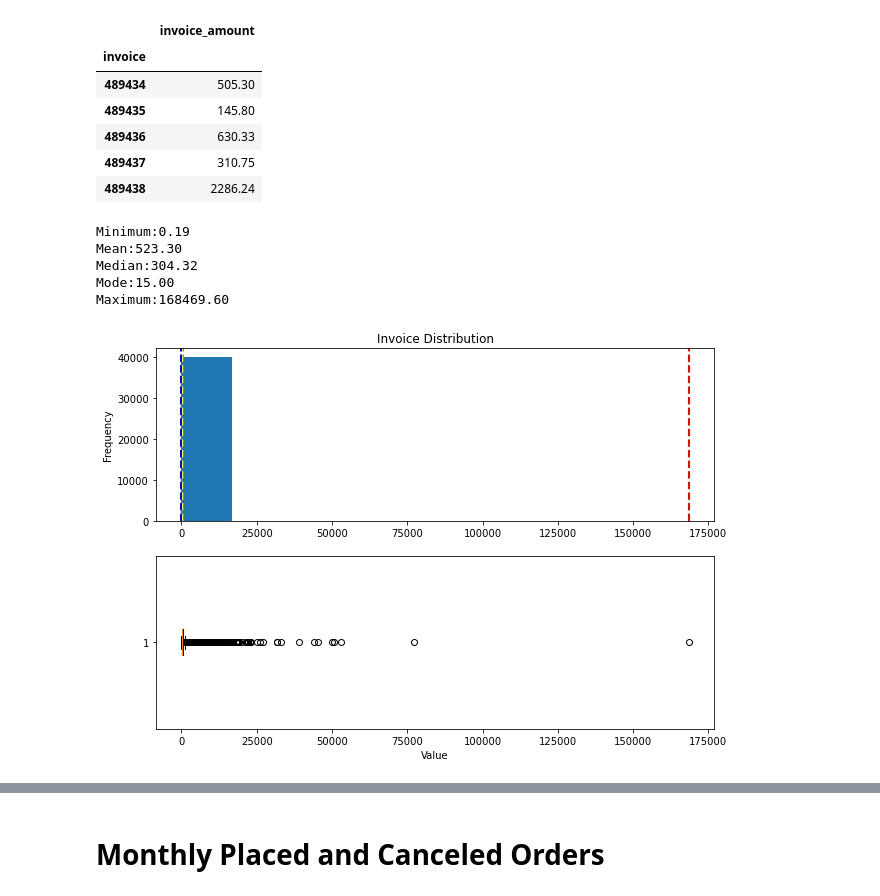
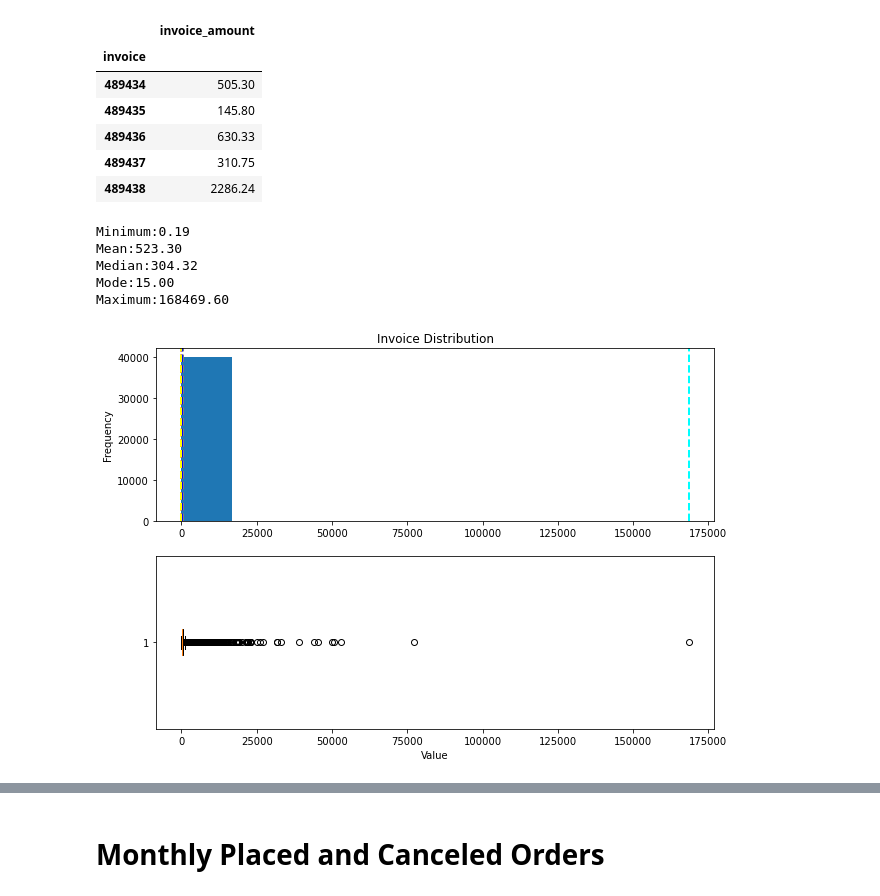
Before and after one commit to jarviscanada/jarvis_data_eng_NazaninAkbari, a Jupyter notebook: python_data_analytics/retail_data_analytics_wrangling.ipynb, the cells around one changed output, grey strips where cells are left out. Drawn from its saved outputs; the diff is of its cells as text; code cells hidden in the pictures.

```diff
--- a/python_data_analytics/retail_data_analytics_wrangling.ipynb
+++ b/python_data_analytics/retail_data_analytics_wrangling.ipynb
@@ -179,40 +179,40 @@ invoice_df.head()
 # %%
 #Total Invoice Amount Distribution
 def show_distribution(data):
     min_val = data.min()
     mean_val = data.mean()
     med_val = data.median()
     mod_val = data.mode()[0]
     max_val = data.max()
+
 #Print the measures of central tendency
     print('Minimum:{:.2f}\nMean:{:.2f}\nMedian:{:.2f}\nMode:{:.2f}\nMaximum:{:.2f}\n'.format(min_val, mean_val,
                                                                                              med_val, mod_val,
                                                                                              max_val))
 #Plot the histogram
     fig, ax = plt.subplots(2, 1, figsize = (10,7))
 
-    ax[0].hist(amount)
+    ax[0].hist(data)
     ax[0].set_ylabel('Frequency')
 
-    ax[0].axvline(x=min_val, color = "cyan", linestyle = "--", linewidth = 2)
+    ax[0].axvline(x=min_val, color = "red", linestyle = "--", linewidth = 2)
     ax[0].axvline(x=mean_val, color = "grey", linestyle = "--", linewidth = 2)
-    ax[0].axvline(x=med_val, color = "yellow", linestyle = "--", linewidth = 2)
-    ax[0].axvline(x=mod_val,color = "blue", linestyle = "--", linewidth = 2)
-    ax[0].axvline(x=max_val, color ="red", linestyle = "--", linewidth = 2)
-
+    ax[0].axvline(x=med_val, color = "blue", linestyle = "--", linewidth = 2)
+    ax[0].axvline(x=mod_val, color = "yellow", linestyle = "--", linewidth = 2)
+    ax[0].axvline(x=max_val, color ="cyan", linestyle = "--", linewidth = 2)
 #Plot the box plot
     ax[1].boxplot(data, vert=False)
     ax[0].set_title("Invoice Distribution")
     ax[1].set_xlabel('Value')
 
 show_distribution(invoice_df["invoice_amount"])
 # %% [output]
 Minimum:0.19
 Mean:523.30
 Median:304.32
 Mode:15.00
 Maximum:168469.60
-[figure, old version]
+[figure, new version]
 # %%
 #The distribution for the first 85 quantiles of the invoice amount data
 amount = invoice_df["invoice_amount"]
```
Also changed, not shown: parts of 6 cells of this notebook, 6 other files.
